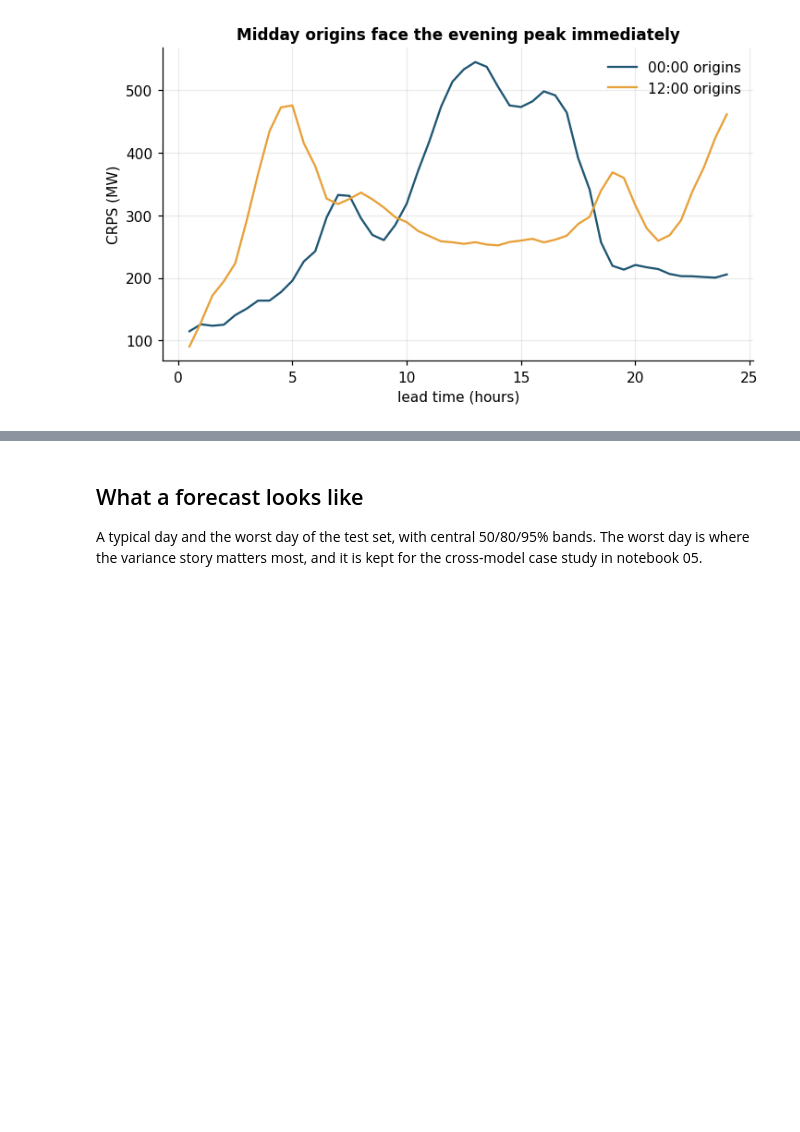
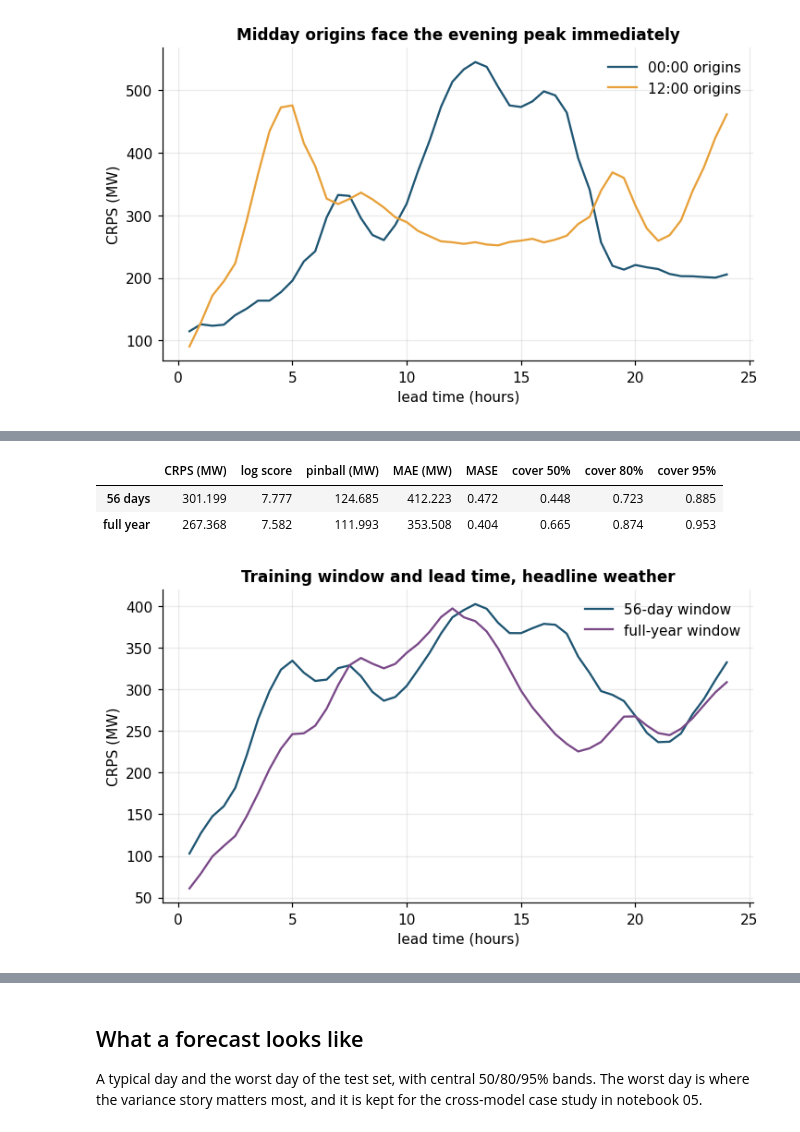
Before and after one commit to argmax-w/nem-demand-forecast, a Jupyter notebook: notebooks/02_baseline_arima.ipynb, the cells around one changed output, grey strips where cells are left out. Saved outputs shown, nothing was run; the diff lists cells and outputs as text; code cells hidden in the pictures; blank space fills up the shorter version.

```diff
--- a/notebooks/02_baseline_arima.ipynb
+++ b/notebooks/02_baseline_arima.ipynb
@@ -195,0 +211,25 @@ plt.show()
+# %%
+arrays_year, meta_year = load_artifact(cfg.paths.artifacts / "arima_year")
+window_scores = pd.DataFrame(
+    {
+        "56 days": score_variant(arrays["forecast_mean"], arrays["forecast_sd"]),
+        "full year": score_variant(arrays_year["forecast_mean"], arrays_year["forecast_sd"]),
+    }
+).T
+window_scores.round(3)
+# %% [output]
+|  | CRPS (MW) | log score | pinball (MW) | MAE (MW) | MASE | cover 50% | cover 80% | cover 95% |
+| 56 days | 301.199 | 7.777 | 124.685 | 412.223 | 0.472 | 0.448 | 0.723 | 0.885 |
+| full year | 267.368 | 7.582 | 111.993 | 353.508 | 0.404 | 0.665 | 0.874 | 0.953 |
+# %%
+crps_year = crps_gaussian(arrays["y_test"], arrays_year["forecast_mean"], arrays_year["forecast_sd"])
+fig, ax = plt.subplots(figsize=(7.5, 4))
+horizon_curve(ax, crps_headline, "56-day window", palette("demand"))
+horizon_curve(ax, crps_year, "full-year window", palette("accent"))
+ax.set_ylabel("CRPS (MW)")
+ax.set_title("Training window and lead time, headline weather")
+ax.legend()
+save_figure(fig, "arima_window_comparison", cfg.paths.figures)
+plt.show()
+# %% [output]
+[figure, added]
```
Also changed, not shown: parts of 7 cells of this notebook, 2 other files.
